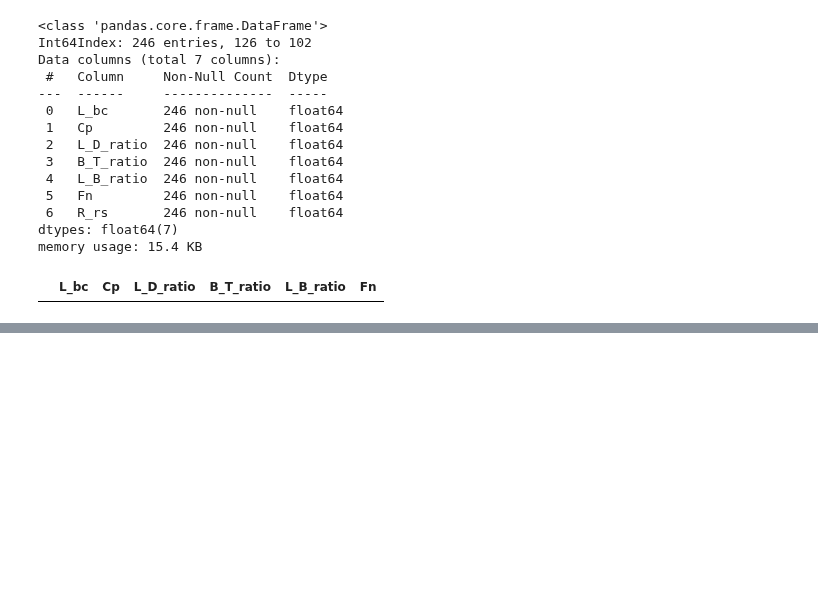
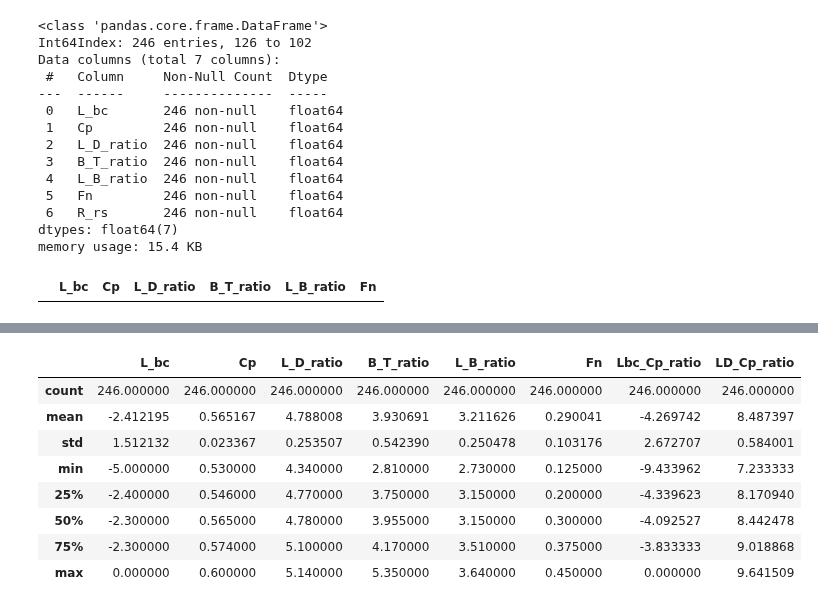
Before and after one commit to dujest/yacht-resistance, a Jupyter notebook: yacht_resistance_prediction.ipynb, the cells around one changed output, grey strips where cells are left out. Drawn from its saved outputs; the diff is of its cells as text; code cells hidden in the pictures; blank space fills up the shorter version.

Commit message:
custom transformers

```diff
--- a/yacht_resistance_prediction.ipynb
+++ b/yacht_resistance_prediction.ipynb
@@ -283,0 +286,4 @@ sample_incomplete_rows
+# %%
+column_names = "L_bc", "Cp", "L_D_ratio"
+L_bc_ix, Cp_ix, L_D_ratio_ix = [yacht_features.columns.get_loc(c) for c in column_names]
+L_bc_ix, Cp_ix, L_D_ratio_ix
@@ -283,0 +292,27 @@ sample_incomplete_rows
+# %%
+from sklearn.base import BaseEstimator, TransformerMixin
+
+class CombinedAtributeAdder(BaseEstimator, TransformerMixin):
+    def __init__(self, add_LD_Cp_ratio=True):
+        self.add_LD_Cp_ratio = add_LD_Cp_ratio
+
+    def fit(self, X, y=None):
+        return self
+
+    def transform(self, X):
+        Lbc_Cp_ratio = X[:, L_bc_ix] / X[:, Cp_ix]
+        if self.add_LD_Cp_ratio:
+            LD_Cp_ratio = X[:, L_D_ratio_ix] / X[:, Cp_ix]
+            return np.c_[X, Lbc_Cp_ratio, LD_Cp_ratio]
+        else:
+            return np.c_[X, Lbc_Cp_ratio]
+# %%
+attribute_adder = CombinedAtributeAdder(add_LD_Cp_ratio=True)
+yacht_extra_attr = attribute_adder.transform(yacht_features.values)
+
+yacht_extra_attr = pd.DataFrame(yacht_extra_attr,
+                                    columns=list(yacht_features.columns)
+                                    +["Lbc_Cp_ratio", "LD_Cp_ratio"],
+                                    index=yacht_features.index)
+
+yacht_extra_attr.head()
@@ -283,0 +326,12 @@ sample_incomplete_rows
+# %%
+yacht_extra_attr.describe()
+# %% [output]
+|  | L_bc | Cp | L_D_ratio | B_T_ratio | L_B_ratio | Fn | Lbc_Cp_ratio | LD_Cp_ratio |
+| count | 246.000000 | 246.000000 | 246.000000 | 246.000000 | 246.000000 | 246.000000 | 246.000000 | 246.000000 |
+| mean | -2.412195 | 0.565167 | 4.788008 | 3.930691 | 3.211626 | 0.290041 | -4.269742 | 8.487397 |
+| std | 1.512132 | 0.023367 | 0.253507 | 0.542390 | 0.250478 | 0.103176 | 2.672707 | 0.584001 |
+| min | -5.000000 | 0.530000 | 4.340000 | 2.810000 | 2.730000 | 0.125000 | -9.433962 | 7.233333 |
+| 25% | -2.400000 | 0.546000 | 4.770000 | 3.750000 | 3.150000 | 0.200000 | -4.339623 | 8.170940 |
+| 50% | -2.300000 | 0.565000 | 4.780000 | 3.955000 | 3.150000 | 0.300000 | -4.092527 | 8.442478 |
+| 75% | -2.300000 | 0.574000 | 5.100000 | 4.170000 | 3.510000 | 0.375000 | -3.833333 | 9.018868 |
+| max | 0.000000 | 0.600000 | 5.140000 | 5.350000 | 3.640000 | 0.450000 | 0.000000 | 9.641509 |
```
Also changed, not shown: parts of 3 cells of this notebook.
